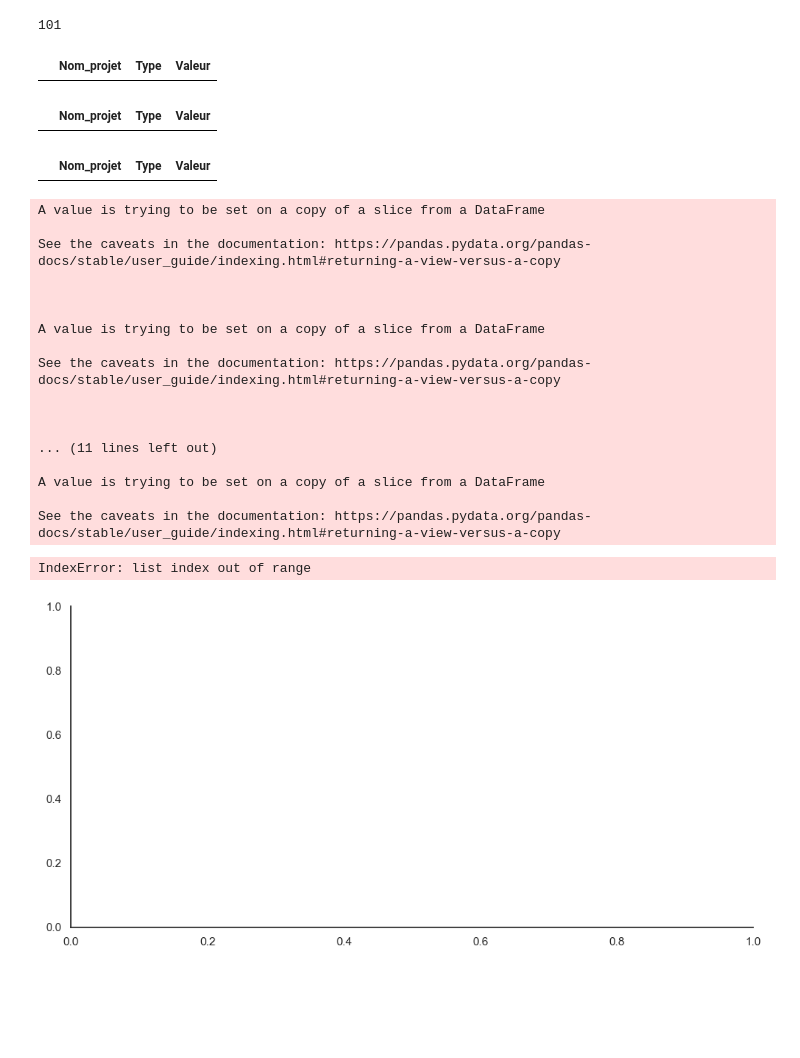
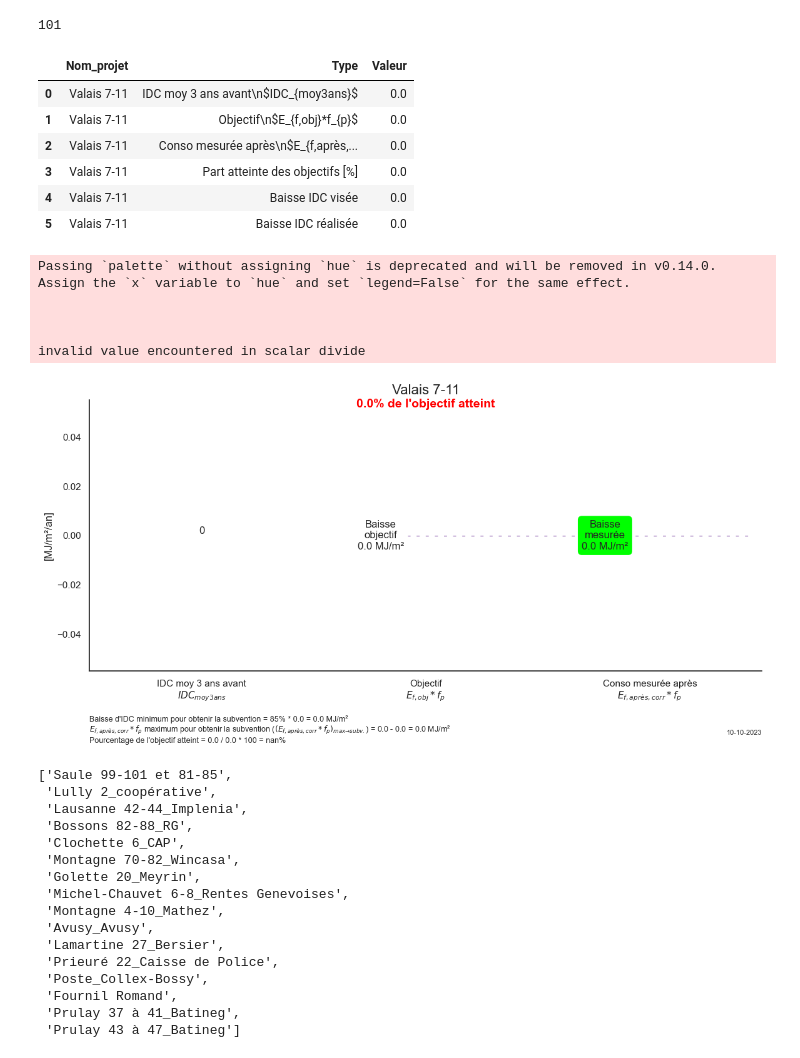
Before and after one commit to denisiglesiasgarcia/Project_VI_IDC, a Jupyter notebook: tests.ipynb, the cells around one changed output. Saved outputs shown, nothing was run; the diff lists cells and outputs as text; code cells hidden in the pictures; blank space fills up the shorter version.

Commit message:
ajout second graphique et amélioration layout

```diff
--- a/tests.ipynb
+++ b/tests.ipynb
@@ -183,11 +183,10 @@ df_analyse_bars.rename(columns={'Ef,avant,corr (IDC_avant) [MJ/m²]': 'IDC moy 3
                                 'Ef,après,corr*fp (Conso. mesurée après) [MJ/m²]': 'Conso mesurée après\n$E_{f,après,corr}*f_{p}$'
                                 },
                                 inplace=True)
+df_analyse_bars.fillna(0, inplace=True)
 
 #sauvegarde_png = PureWindowsPath (r"01_graphiques\\01_performance_par_site\\03_bars_par_site_" + site + '-' + date_png + '.png')
 sauvegarde_png = os.path.join(directory, "01_performance_par_site_" + site + '-' + date_png + '.png')
-
-display(bar_data)
 
 # filtrer les données selon besoins
 bar_data = df_analyse_bars[df_analyse_bars['Nom_projet'] == site]
@@ -199,6 +198,7 @@ bar_data = bar_data.set_index (['Nom_projet'])
 bar_data = bar_data.stack().rename_axis (['Nom_projet','Type']).reset_index()
 bar_data.rename(columns={0: 'Valeur'},inplace=True)
 
+display(bar_data)
 # Séparer les données pour le graphique
 bar_data1 = bar_data[(bar_data['Type'] != 'Part atteinte des objectifs [%]')]
 bar_data1 = bar_data1[(bar_data1['Type'] != 'Baisse IDC réalisée')]
@@ -302,49 +302,61 @@ plt.subplots_adjust (top=.945, bottom=.17, left=.06, right=.97, hspace=.2, wspac
 now = datetime.now()
 date_str = str(now.strftime("%d-%m-%Y"))
 ax.text(1.0, -0.24, date_str, transform=ax.transAxes,
     ha='right', va='bottom', fontsize=8)
 
 # titre pour l'abscisse X
 plt.xlabel("\nBaisse d'IDC minimum pour obtenir la subvention = 85% * " +
             str('{:.1f}'.format(bar_data['Valeur'][4])) + " = " +
             str('{:.1f}'.format(bar_data['Valeur'][4]*0.85)) + ' MJ/m² \n$E_{f,après,corr}*f_{p}$ maximum pour obtenir la subvention ($(E_{f,après,corr}*f_{p})_{max→subv.}$) = ' +
             str('{:.1f}'.format(bar_data['Valeur'][0])) + " - " +
             str('{:.1f}'.format(bar_data['Valeur'][4]*0.85)) + " = " +
             str('{:.1f}'.format(bar_data['Valeur'][0] - bar_data['Valeur'][4]*0.85)) + " MJ/m²\nPourcentage de l'objectif atteint = " +
             str('{:.1f}'.format(bar_data['Valeur'][5])) + " / " +
             str('{:.1f}'.format(bar_data['Valeur'][4]))+ " * 100 = " +
             str('{:.1f}'.format(bar_data['Valeur'][5]/bar_data['Valeur'][4]*100)) + "%",
             loc='left', size=9)
 # titre pour l'ordonnée Y
 plt.ylabel("[MJ/m²/an]")
 
 
 # sauvegarder graphique
 #plt.savefig (sauvegarde_png,dpi=600)
-
+plt.show()
 
 # nettoyage
 plt.close()
 # %% [output]
 |  | Nom_projet | Type | Valeur |
+| 0 | Valais 7-11 | IDC moy 3 ans avant\n$IDC_{moy3ans}$ | 0.0 |
+| 1 | Valais 7-11 | Objectif\n$E_{f,obj}*f_{p}$ | 0.0 |
+| 2 | Valais 7-11 | Conso mesurée après\n$E_{f,après,... | 0.0 |
+| 3 | Valais 7-11 | Part atteinte des objectifs [%] | 0.0 |
+| 4 | Valais 7-11 | Baisse IDC visée | 0.0 |
+| 5 | Valais 7-11 | Baisse IDC réalisée | 0.0 |
-|  | Nom_projet | Type | Valeur |
-|  | Nom_projet | Type | Valeur |
-A value is trying to be set on a copy of a slice from a DataFrame
-
-See the caveats in the documentation: https://pandas.pydata.org/pandas-docs/stable/user_guide/indexing.html#returning-a-view-versus-a-copy
+Passing `palette` without assigning `hue` is deprecated and will be removed in v0.14.0. Assign the `x` variable to `hue` and set `legend=False` for the same effect.
 
 
 
-A value is trying to be set on a copy of a slice from a DataFrame
-
-See the caveats in the documentation: https://pandas.pydata.org/pandas-docs/stable/user_guide/indexing.html#returning-a-view-versus-a-copy
-
-
-
-... (11 lines left out)
-
-A value is trying to be set on a copy of a slice from a DataFrame
-
-See the caveats in the documentation: https://pandas.pydata.org/pandas-docs/stable/user_guide/indexing.html#returning-a-view-versus-a-copy
+invalid value encountered in scalar divide
-IndexError: list index out of range
-[figure, old version]
+[figure, new version]
+# %%
+# fix this: df_amoen[[((df_amoen['statut'] == 'En exploitation']) | (df_amoen['statut'] == 'Terminé'))]]
+
+liste_termine_exploitation = df_amoen[(df_amoen['statut'] == 'En exploitation') | (df_amoen['statut'] == 'Terminé')]['Nom_projet'].to_list()
+# %% [output]
+['Saule 99-101 et 81-85',
+ 'Lully 2_coopérative',
+ 'Lausanne 42-44_Implenia',
+ 'Bossons 82-88_RG',
+ 'Clochette 6_CAP',
+ 'Montagne 70-82_Wincasa',
+ 'Golette 20_Meyrin',
+ 'Michel-Chauvet 6-8_Rentes Genevoises',
+ 'Montagne 4-10_Mathez',
+ 'Avusy_Avusy',
+ 'Lamartine 27_Bersier',
+ 'Prieuré 22_Caisse de Police',
+ 'Poste_Collex-Bossy',
+ 'Fournil Romand',
+ 'Prulay 37 à 41_Batineg',
+ 'Prulay 43 à 47_Batineg']
```
Also changed, not shown: parts of 2 cells of this notebook, 4 other files.
